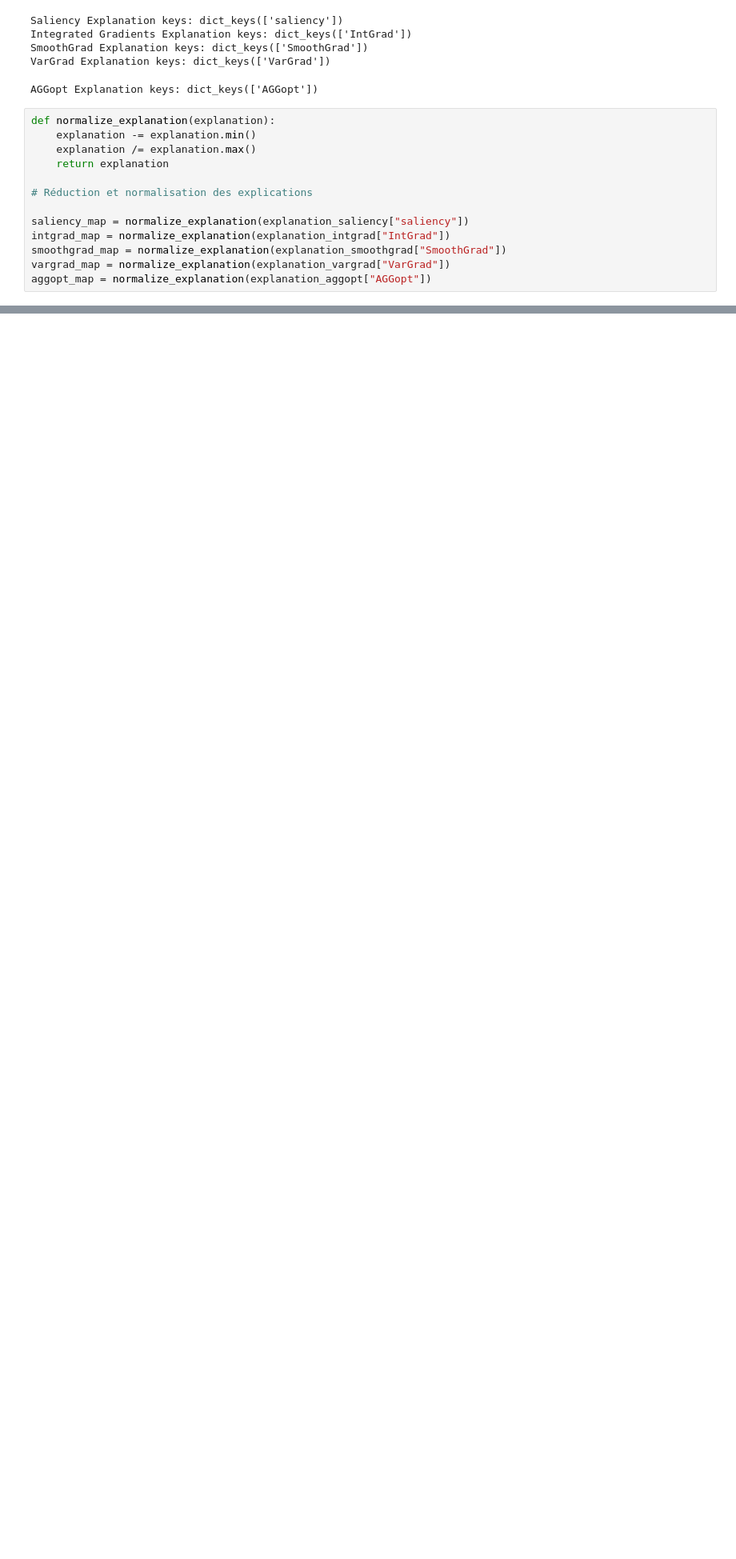
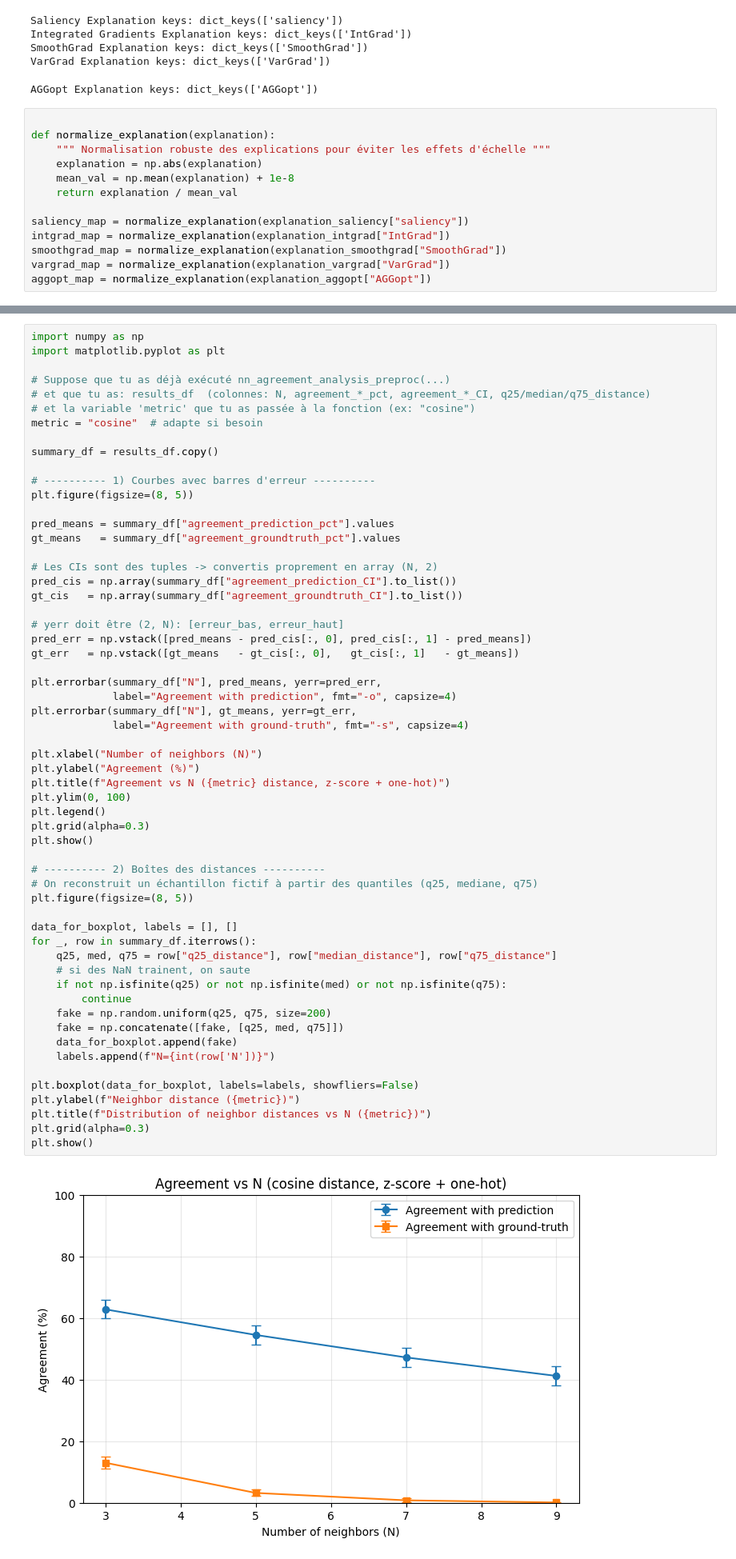
Before and after one commit to RachaBeka/explainableai, a Jupyter notebook: src/two4two_model_and_data_pytorch.ipynb, the cells around one changed output, grey strips where cells are left out. Shown at 80% size. Cells and saved outputs as stored; diff of their text form; blank space fills up the shorter version.

```diff
--- a/src/two4two_model_and_data_pytorch.ipynb
+++ b/src/two4two_model_and_data_pytorch.ipynb
@@ -348,12 +373,12 @@ SmoothGrad Explanation keys: dict_keys(['SmoothGrad'])
 VarGrad Explanation keys: dict_keys(['VarGrad'])
 AGGopt Explanation keys: dict_keys(['AGGopt'])
 # %%
+
 def normalize_explanation(explanation):
-    explanation -= explanation.min()
-    explanation /= explanation.max()
-    return explanation
-
-# Réduction et normalisation des explications
+    """ Normalisation robuste des explications pour éviter les effets d'échelle """
+    explanation = np.abs(explanation)
+    mean_val = np.mean(explanation) + 1e-8
+    return explanation / mean_val
 
 saliency_map = normalize_explanation(explanation_saliency["saliency"])
 intgrad_map = normalize_explanation(explanation_intgrad["IntGrad"])
@@ -776,0 +1405,60 @@ visualize_examples_with_predictions(
+# %%
+import numpy as np
+import matplotlib.pyplot as plt
+
+# Suppose que tu as déjà exécuté nn_agreement_analysis_preproc(...)
+# et que tu as: results_df  (colonnes: N, agreement_*_pct, agreement_*_CI, q25/median/q75_distance)
+# et la variable 'metric' que tu as passée à la fonction (ex: "cosine")
+metric = "cosine"  # adapte si besoin
+
+summary_df = results_df.copy()
+
+# ---------- 1) Courbes avec barres d'erreur ----------
+plt.figure(figsize=(8, 5))
+
+pred_means = summary_df["agreement_prediction_pct"].values
+gt_means   = summary_df["agreement_groundtruth_pct"].values
+
+# Les CIs sont des tuples -> convertis proprement en array (N, 2)
+pred_cis = np.array(summary_df["agreement_prediction_CI"].to_list())
+gt_cis   = np.array(summary_df["agreement_groundtruth_CI"].to_list())
+
+# yerr doit être (2, N): [erreur_bas, erreur_haut]
+pred_err = np.vstack([pred_means - pred_cis[:, 0], pred_cis[:, 1] - pred_means])
+gt_err   = np.vstack([gt_means   - gt_cis[:, 0],   gt_cis[:, 1]   - gt_means])
+
+plt.errorbar(summary_df["N"], pred_means, yerr=pred_err,
+             label="Agreement with prediction", fmt="-o", capsize=4)
+plt.errorbar(summary_df["N"], gt_means, yerr=gt_err,
+             label="Agreement with ground-truth", fmt="-s", capsize=4)
+
+plt.xlabel("Number of neighbors (N)")
+plt.ylabel("Agreement (%)")
+plt.title(f"Agreement vs N ({metric} distance, z-score + one-hot)")
+plt.ylim(0, 100)
+plt.legend()
+plt.grid(alpha=0.3)
+plt.show()
+
+# ---------- 2) Boîtes des distances ----------
+# On reconstruit un échantillon fictif à partir des quantiles (q25, mediane, q75)
+plt.figure(figsize=(8, 5))
+
+data_for_boxplot, labels = [], []
+for _, row in summary_df.iterrows():
+    q25, med, q75 = row["q25_distance"], row["median_distance"], row["q75_distance"]
+    # si des NaN trainent, on saute
+    if not np.isfinite(q25) or not np.isfinite(med) or not np.isfinite(q75):
+        continue
+    fake = np.random.uniform(q25, q75, size=200)
+    fake = np.concatenate([fake, [q25, med, q75]])
+    data_for_boxplot.append(fake)
+    labels.append(f"N={int(row['N'])}")
+
+plt.boxplot(data_for_boxplot, labels=labels, showfliers=False)
+plt.ylabel(f"Neighbor distance ({metric})")
+plt.title(f"Distribution of neighbor distances vs N ({metric})")
+plt.grid(alpha=0.3)
+plt.show()
+# %% [output]
+[figure, added]
```
Also changed, not shown: parts of 24 cells of this notebook.
